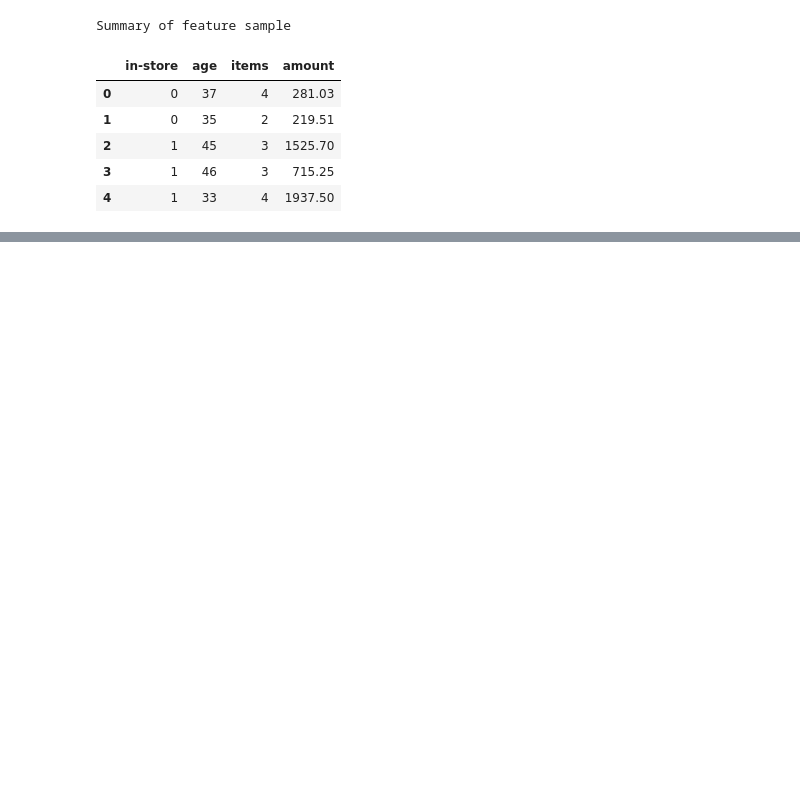
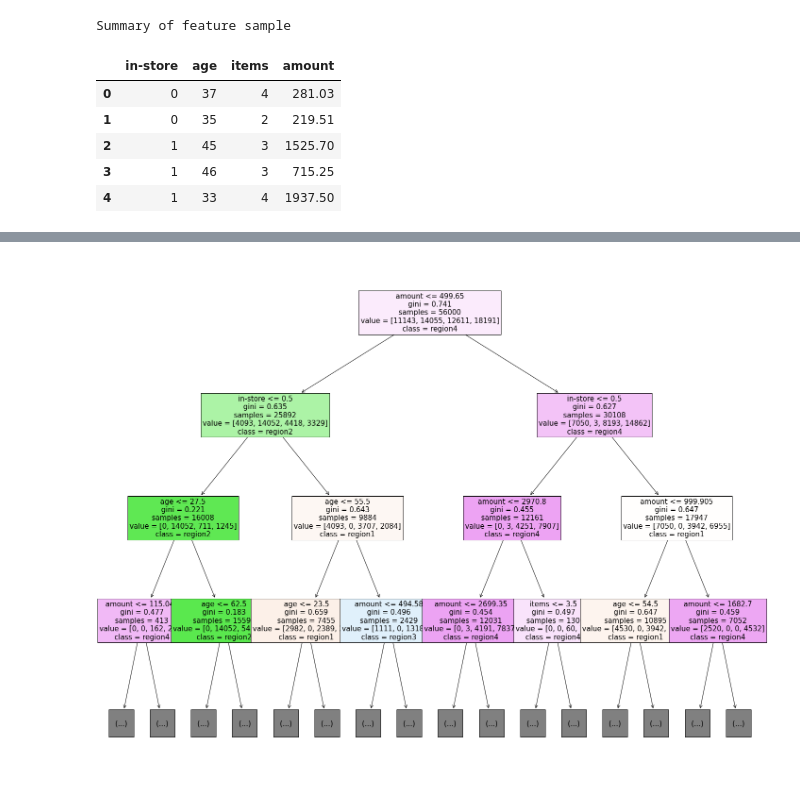
Before and after one commit to Sugithadev/Course1Task2, a Jupyter notebook: C1T2 Sandbox - Sugi .ipynb, the cells around one changed output, grey strips where cells are left out. Saved outputs shown, nothing was run; the diff lists cells and outputs as text; code cells hidden in the pictures; blank space fills up the shorter version.

```diff
--- a/C1T2 Sandbox - Sugi .ipynb
+++ b/C1T2 Sandbox - Sugi .ipynb
@@ -282,0 +373,13 @@ y = data['region']
+# %%
+#decision tree for region(dependent variable)
+#using gini algorithm
+#inference btween root node and leaf
+#more spend comes from online in region 4 and purchasing less than 3 items
+#age 54 or less spend more than 1000 in in-store from region 1
+#age between 26-62 from region 2 and 4 shop online
+#Age 23- 55 fromregion 1 and 3 shop in-store
+
+fig = plt.figure(figsize=(25,20))
+tree1 = plot_tree(model,max_depth=3, feature_names=M.columns,class_names=['region1', 'region2', 'region3', 'region4'], filled=True,fontsize=15)
+# %% [output]
+[figure, added]
```
Also changed, not shown: parts of 58 cells of this notebook.
